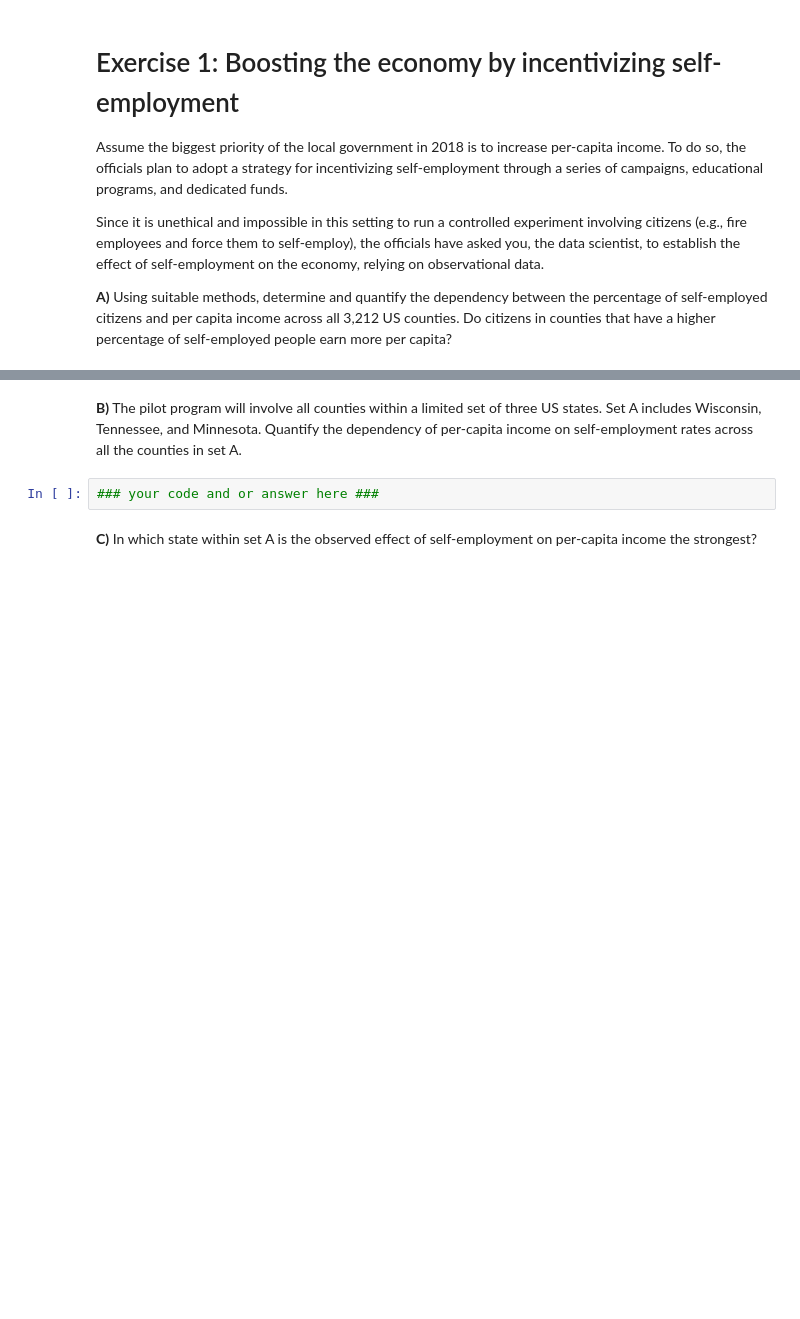
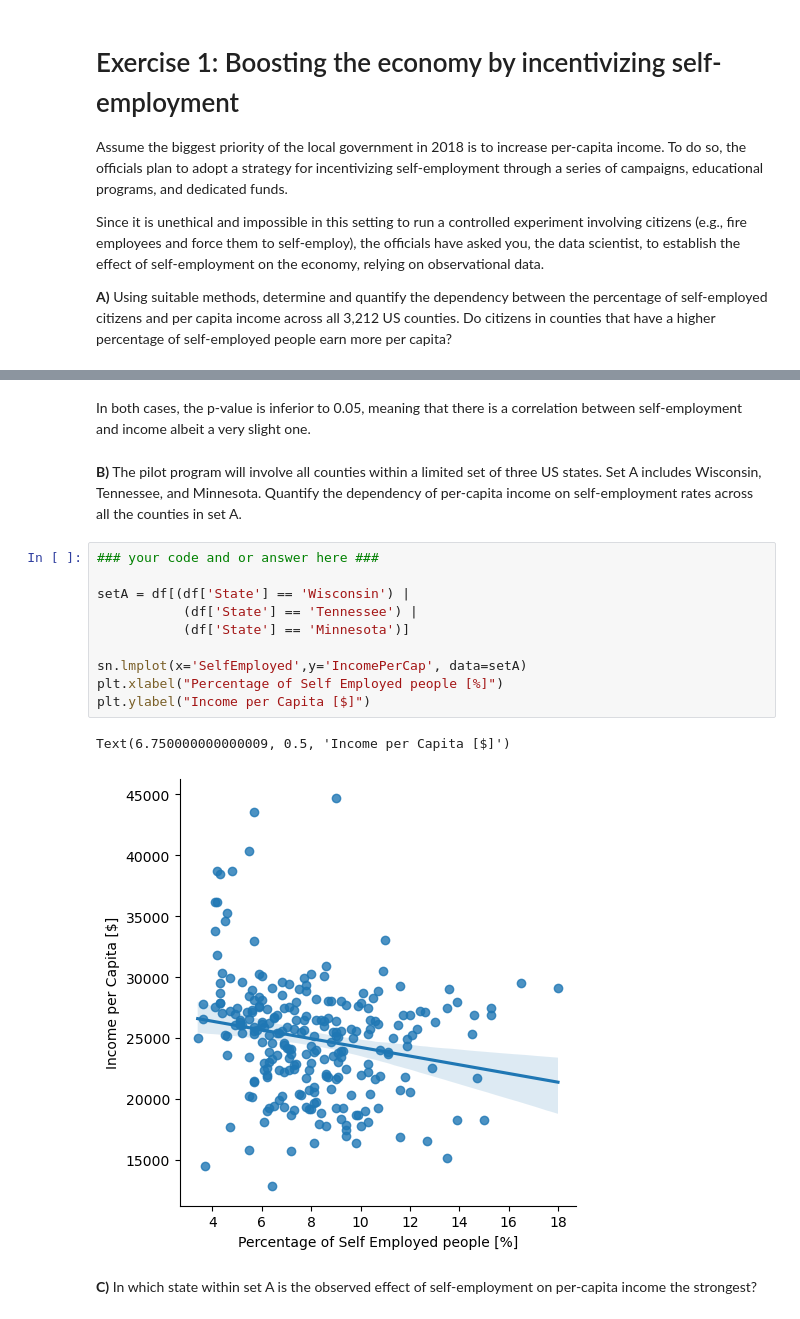
Before and after one commit to kabdelno/PersonalRepo-CS401, a Jupyter notebook: Exercises/03 - Describing data/Describing_data_exercise.ipynb, the cells around one changed output, grey strips where cells are left out. Saved outputs shown, nothing was run; the diff lists cells and outputs as text; blank space fills up the shorter version.

```diff
--- a/Exercises/03 - Describing data/Describing_data_exercise.ipynb
+++ b/Exercises/03 - Describing data/Describing_data_exercise.ipynb
@@ -174,7 +191,20 @@ Since it is unethical and impossible in this setting to run a controlled experim
+# %% [markdown]
+In both cases, the p-value is inferior to 0.05, meaning that there is a correlation between self-employment and income albeit a very slight one.
 # %% [markdown]
 **B)** The pilot program will involve all counties within a limited set of three US states. Set A includes Wisconsin, Tennessee, and  Minnesota. Quantify the dependency of per-capita income on self-employment rates across all the counties in set A.
-# %%
-### your code and or answer here ###
+# %%
+### your code and or answer here ###
+
+setA = df[(df['State'] == 'Wisconsin') |
+           (df['State'] == 'Tennessee') |
+           (df['State'] == 'Minnesota')]
+
+sn.lmplot(x='SelfEmployed',y='IncomePerCap', data=setA)
+plt.xlabel("Percentage of Self Employed people [%]")
+plt.ylabel("Income per Capita [$]")
+# %% [output]
+Text(6.750000000000009, 0.5, 'Income per Capita [$]')
+[figure, added]
 # %% [markdown]
 **C)** In which state within set A is the observed effect of self-employment on per-capita income the strongest?
 # %%
```
Also changed, not shown: parts of 34 cells of this notebook.
